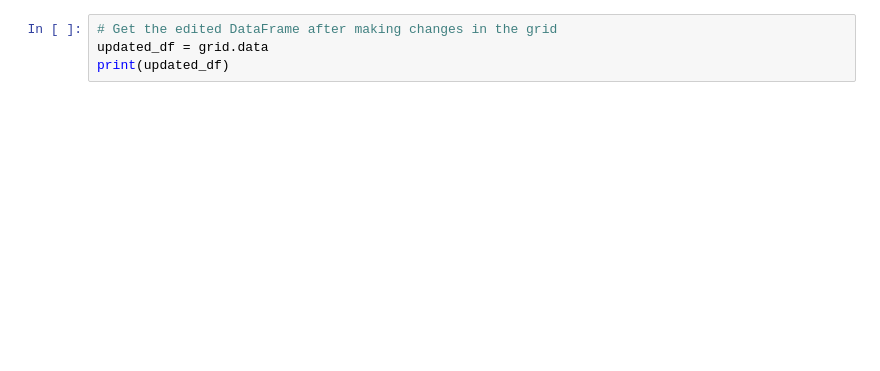
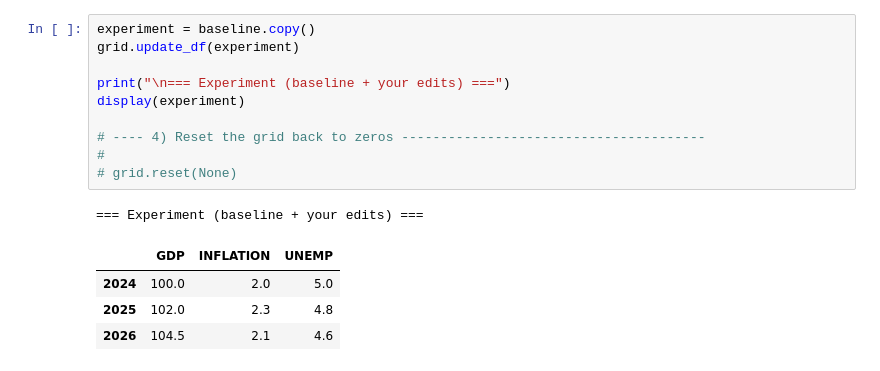
Before and after one commit to IbHansen/wb-debt-simulation, a Jupyter notebook: test_interactive/test_colab.ipynb, the cells around one changed output. Saved outputs shown, nothing was run; the diff lists cells and outputs as text; blank space fills up the shorter version.

```diff
--- a/test_interactive/test_colab.ipynb
+++ b/test_interactive/test_colab.ipynb
@@ -65,4 +351,16 @@ display(tab)
 # %%
-# Get the edited DataFrame after making changes in the grid
-updated_df = grid.data
-print(updated_df)
+experiment = baseline.copy()
+grid.update_df(experiment)
+
+print("\n=== Experiment (baseline + your edits) ===")
+display(experiment)
+
+# ---- 4) Reset the grid back to zeros ---------------------------------------
+#
+# grid.reset(None)
+# %% [output]
+=== Experiment (baseline + your edits) ===
+|  | GDP | INFLATION | UNEMP |
+| 2024 | 100.0 | 2.0 | 5.0 |
+| 2025 | 102.0 | 2.3 | 4.8 |
+| 2026 | 104.5 | 2.1 | 4.6 |
```
Also changed, not shown: parts of 3 cells of this notebook, 21 other files.
